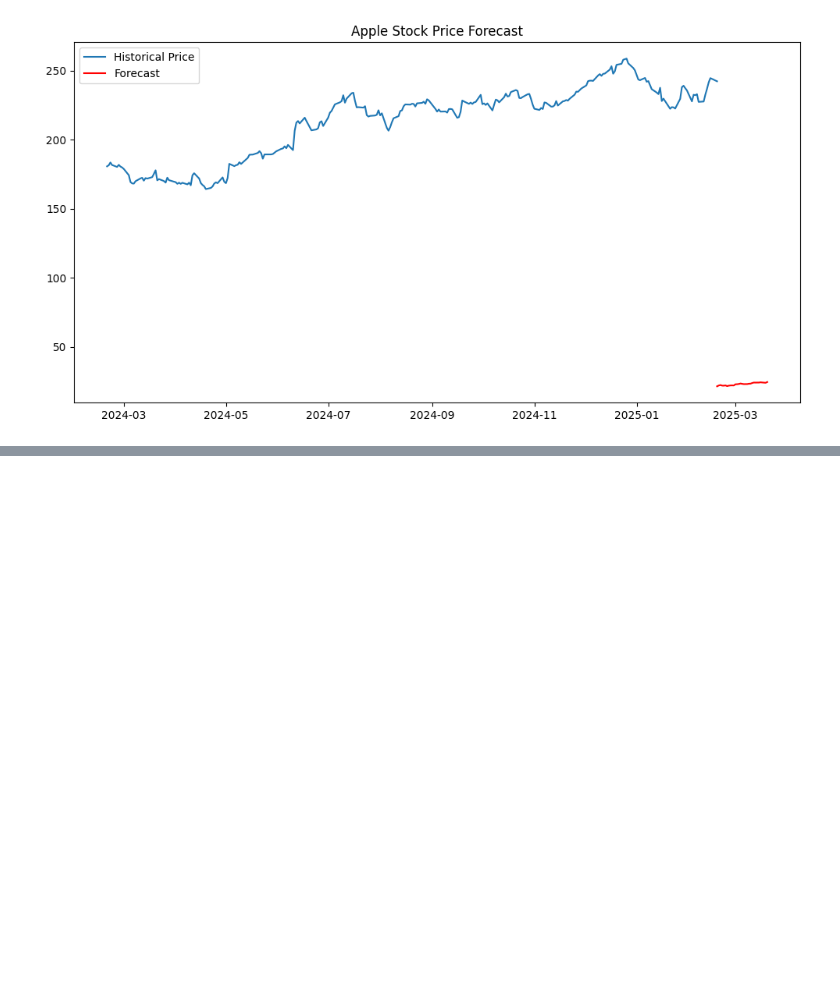
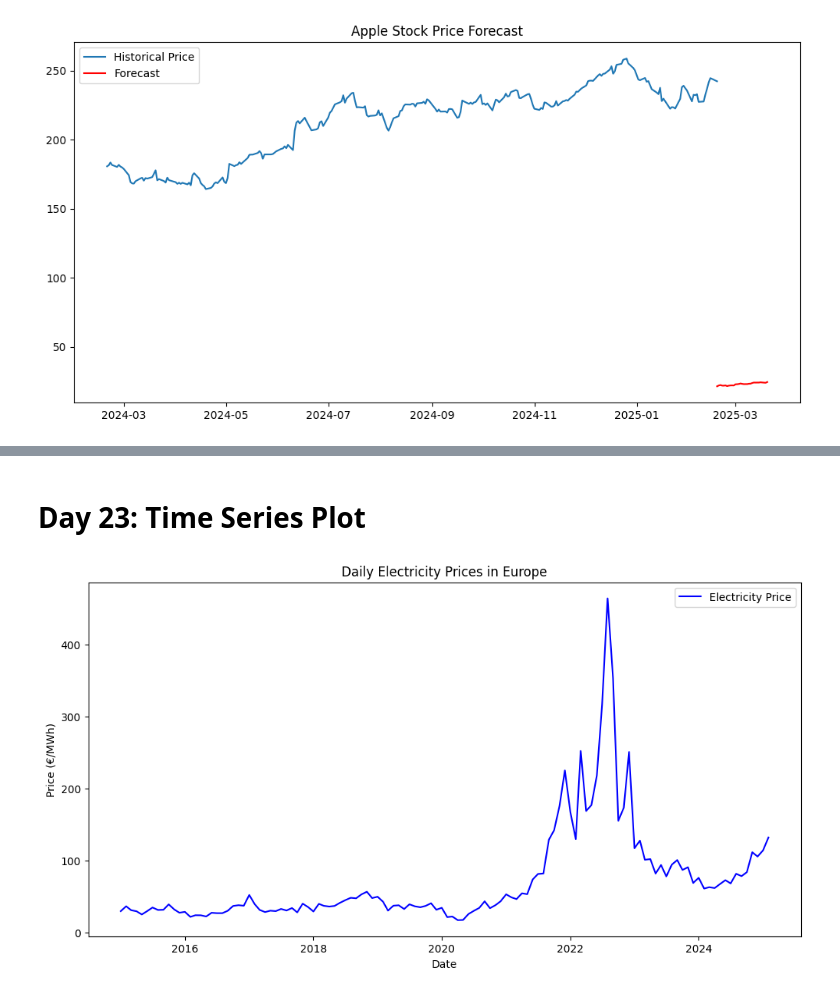
Before and after one commit to hackingbandy/coding_challenge, a Jupyter notebook: main.ipynb, the cells around one changed output, grey strips where cells are left out. Saved outputs shown, nothing was run; the diff lists cells and outputs as text; code cells hidden in the pictures; blank space fills up the shorter version.

Commit message:
load and plot electricity prices in germany

```diff
--- a/main.ipynb
+++ b/main.ipynb
@@ -348,0 +351,13 @@ plt.show()
+# %%
+import pandas as pd
+
+df_electricity_prices = pd.read_csv("https://storage.googleapis.com/emb-prod-bkt-publicdata/public-downloads/price/outputs/european_wholesale_electricity_price_data_monthly.csv"
+                 , parse_dates=['Date'])
+
+print("Columns: ", df_electricity_prices.columns)
+print("-"*50)
+print(df_electricity_prices.head())
+print("-"*50)
+print(df_electricity_prices.info())
+print("-"*50)
+print(df_electricity_prices.describe())
@@ -348,0 +382,20 @@ plt.show()
+# %% [markdown]
+# Day 23: Time Series Plot
+# %%
+import matplotlib.pyplot as plt
+# renameing the columns
+df_electricity_prices.rename(columns={'Price (EUR/MWhe)': 'price'}, inplace=True)
+df_electricity_prices.columns = df_electricity_prices.columns.str.lower().str.replace(' ', '_')
+# filter the data
+df_electricity_prices = df_electricity_prices[df_electricity_prices['iso3_code'] == 'DEU']
+
+# time series plotimport matplotlib.pyplot as plt
+plt.figure(figsize=(12, 6))
+plt.plot(df_electricity_prices.date, df_electricity_prices.price, color='blue', label='Electricity Price')
+plt.xlabel("Date")
+plt.ylabel("Price (€/MWh)")
+plt.title("Daily Electricity Prices in Europe")
+plt.legend()
+plt.show()
+# %% [output]
+[figure, added]
```
Also changed, not shown: parts of 5 cells of this notebook.
